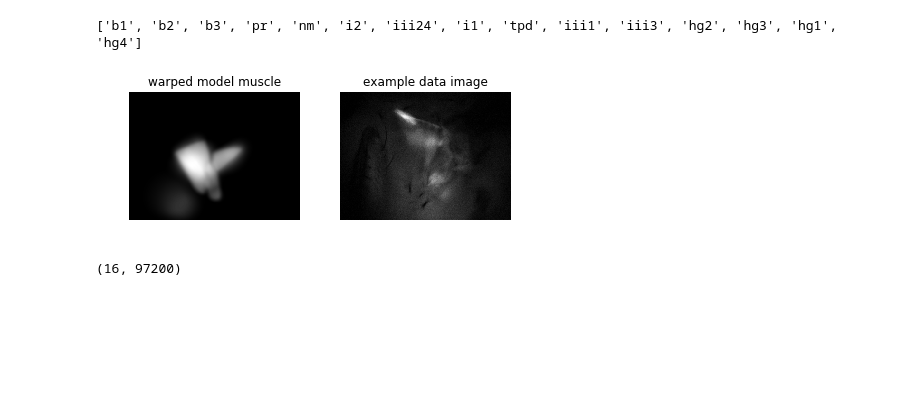
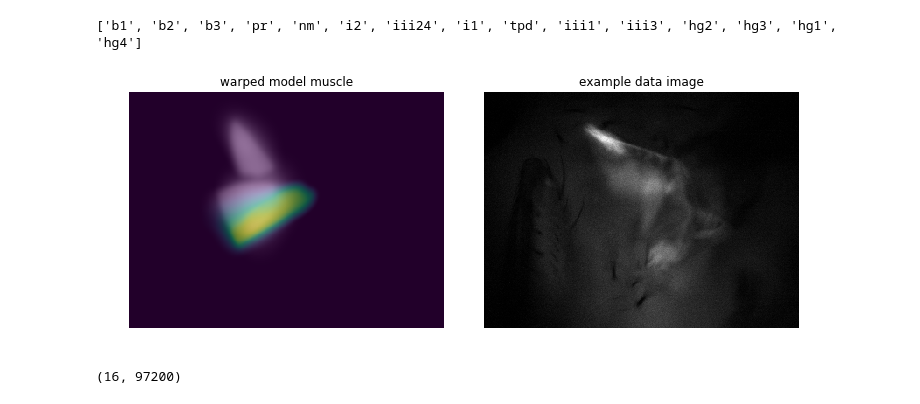
Before and after one commit to samcwhitehead/planotaxis, a Jupyter notebook: scratch/generate_muscle_images.ipynb, the cells around one changed output. Saved outputs shown, nothing was run; the diff lists cells and outputs as text; code cells hidden in the pictures; blank space fills up the shorter version.

```diff
--- a/scratch/generate_muscle_images.ipynb
+++ b/scratch/generate_muscle_images.ipynb
@@ -18,7 +18,7 @@ import matplotlib.pyplot as plt
 # %%
 # path to fly we want to analyze
 root_path = '/media/sam/SamData/FlyDB'
-fly_num = 54
+fly_num = 59
 
 folder = 'Fly%04d' %(fly_num)
 # subfolder = 'code_result'
@@ -36,12 +36,19 @@ side = 'left'
 # %%
 # load just the extracted muscle signals
 signals_path = os.path.join(root_path, folder, 'ca_camera_%s_model_fits.hdf5'%(side))
+# signals_path = os.path.join(root_path, folder, 'ca_camera_%s_model_fits.cpkl'%(side))
 data_dict = dict()
 
-with h5py.File(signals_path, 'r') as h5f:
-    for key in h5f.keys():
-        print(key)
-        data_dict[key] = h5f[key][:]
+if signals_path.endswith('.hdf5'):
+    with h5py.File(signals_path, 'r') as h5f:
+        for key in h5f.keys():
+            print(key)
+            data_dict[key] = h5f[key][:]
+
+elif signals_path.endswith('.cpkl'):
+    with open(signals_path, 'rb') as f:
+        data_dict = cPickle.load(f)
+        print(data_dict.keys())
 # %% [output]
 b1
 b2
@@ -191,8 +202,8 @@ confocal_to_data = get_transform(data_frame, confocal_frame)
 ## Warp model muscles into data space
 # %%
 # output shape for warped images
-output_shape = np.shape(imgs[0])
-# output_shape = imgs[0].shape[::-1]
+# output_shape = np.shape(imgs[0])
+output_shape = imgs[0].shape[::-1]
 # %%
 # create new list of warped model muscles
 # NB: semi-confusing variable names are to match with old code
@@ -208,33 +219,35 @@ print(muscles)
 # %%
 # test understanding here -- I think 'model' should contain confocal reference images mapped to data space
 # m_ind = 0  # 0=b1, 1=b2, etc
 # print(model[m_ind].shape)
 
-fig, (ax1, ax2) = plt.subplots(1,2)
+fig, (ax1, ax2) = plt.subplots(1,2, figsize=(10,10))
 
 # test_im = np.zeros_like(model[0])
 # for muscle_img in model[:6]:
 #     test_im = cv2.add(test_im, muscle_img)
 img_ind = 4238
 
-test_im = model[0] + model[1] + model[2] + model[7] + model[-2]
+test_im = model[7]
+b2_im = model[1] + model[0]
 
 # ax1.imshow(test_im.T, cmap='gray')
-ax1.imshow(test_im.T, cmap='gray')
+ax1.imshow(np.flipud(test_im), cmap='viridis')
+ax1.imshow(np.flipud(b2_im), cmap='gray', alpha=0.5)
 ax1.axis('off')
 ax1.set_title('warped model muscle')
 
 ax2.imshow(imgs[img_ind], cmap='gray')
 ax2.axis('off')
 ax2.set_title('example data image')
 
 fig.tight_layout()
 
 # --> this is confusing. warped image does not seem to match up to things
 #      - may have something to do with "output_shape" since warpAffine takes the size arguments in a weird way
 #      - if i switch the image output size and perform and flipud, things seem to match up
 # %% [output]
-[figure, old version]
+[figure, new version]
 # %%
 # add in an element for background
 model_comb = [m for m in model]
```
Also changed, not shown: parts of 13 cells of this notebook, 2 other files.
